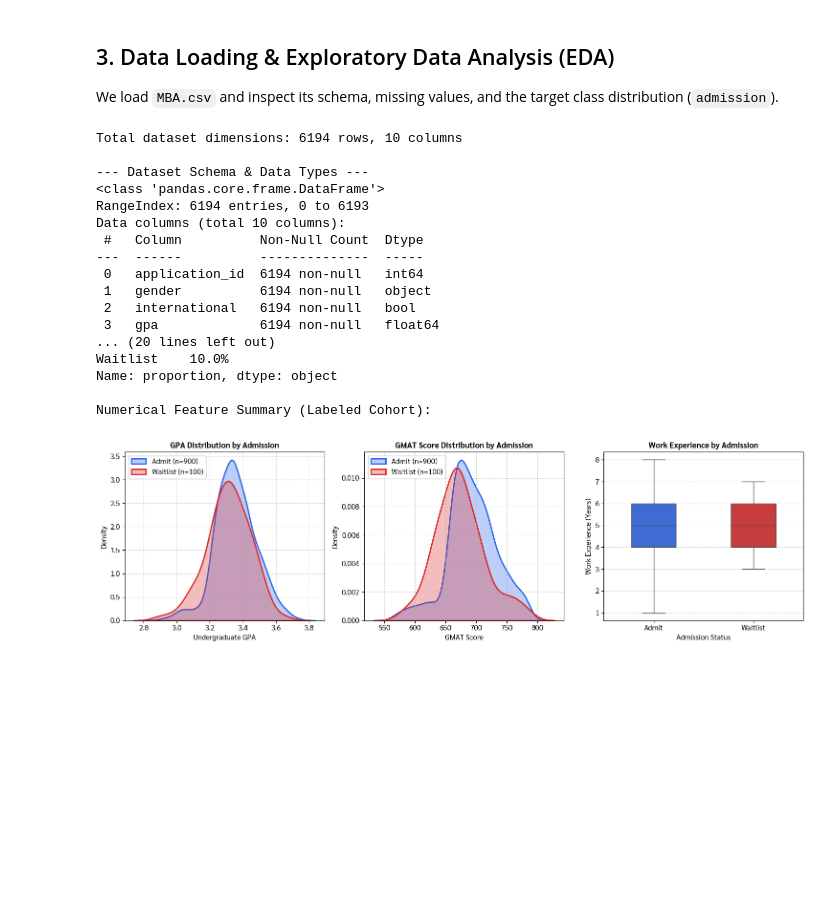
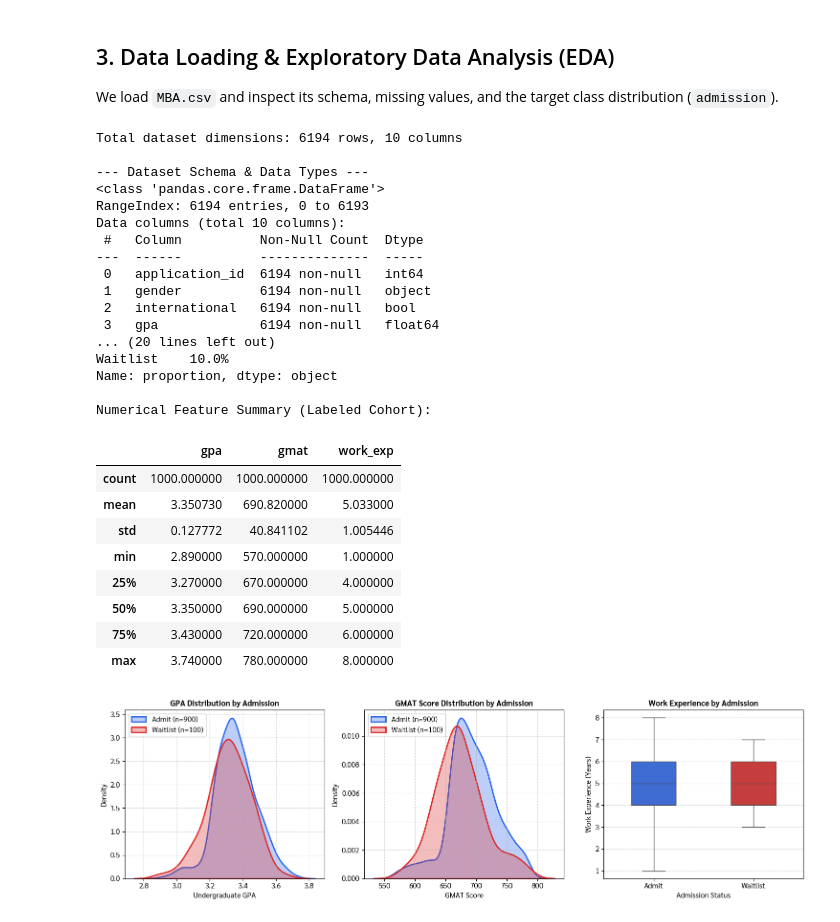
Before and after one commit to Palapluem/cpe342-machine-learning, a Jupyter notebook: assignment/Assignment 4_Tree-based and Ensemble Models/Assignment_4_Tree_and_Ensemble.ipynb, the cells around one changed output. Drawn from its saved outputs; the diff is of its cells as text; code cells hidden in the pictures; blank space fills up the shorter version.

```diff
--- a/assignment/Assignment 4_Tree-based and Ensemble Models/Assignment_4_Tree_and_Ensemble.ipynb
+++ b/assignment/Assignment 4_Tree-based and Ensemble Models/Assignment_4_Tree_and_Ensemble.ipynb
@@ -68,34 +68,43 @@ print("\n--- Dataset Schema & Data Types ---")
 df.info()
 
 # Filter labeled cohort (admission is non-null)
 df_labeled = df.dropna(subset=['admission']).copy()
 print(f"\nLabeled cohort size: {len(df_labeled)} applicants")
 print("\nTarget Class Distribution:")
 print(df_labeled['admission'].value_counts(normalize=False))
 print("\nTarget Class Proportion:")
 print(df_labeled['admission'].value_counts(normalize=True).map(lambda x: f"{x*100:.1f}%"))
 
 # Summary statistics for numerical variables
 print("\nNumerical Feature Summary (Labeled Cohort):")
-display(df_labeled[['gpa', 'gmat', 'work_exp']].describe())
+df_labeled[['gpa', 'gmat', 'work_exp']].describe()
 # %% [output]
 Total dataset dimensions: 6194 rows, 10 columns
 
 --- Dataset Schema & Data Types ---
 <class 'pandas.core.frame.DataFrame'>
 RangeIndex: 6194 entries, 0 to 6193
 Data columns (total 10 columns):
  #   Column          Non-Null Count  Dtype
 ---  ------          --------------  -----
  0   application_id  6194 non-null   int64
  1   gender          6194 non-null   object
  2   international   6194 non-null   bool
  3   gpa             6194 non-null   float64
 ... (20 lines left out)
 Waitlist    10.0%
 Name: proportion, dtype: object
 
 Numerical Feature Summary (Labeled Cohort):
+|  | gpa | gmat | work_exp |
+| count | 1000.000000 | 1000.000000 | 1000.000000 |
+| mean | 3.350730 | 690.820000 | 5.033000 |
+| std | 0.127772 | 40.841102 | 1.005446 |
+| min | 2.890000 | 570.000000 | 1.000000 |
+| 25% | 3.270000 | 670.000000 | 4.000000 |
+| 50% | 3.350000 | 690.000000 | 5.000000 |
+| 75% | 3.430000 | 720.000000 | 6.000000 |
+| max | 3.740000 | 780.000000 | 8.000000 |
 # %%
 # Binary encoding for visualization: 0 = Admit (Majority), 1 = Waitlist (Minority)
 df_labeled['target'] = (df_labeled['admission'] == 'Waitlist').astype(int)
```
Also changed, not shown: parts of 3 cells of this notebook, 11 other files.
